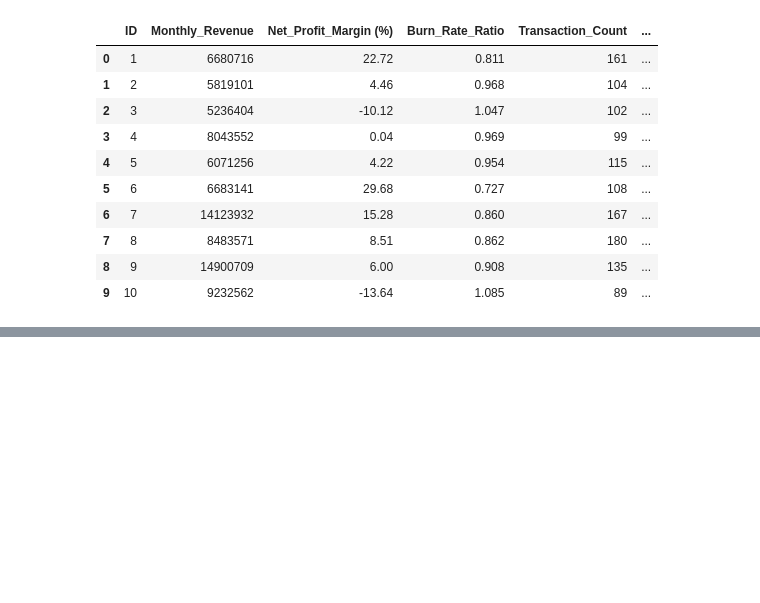
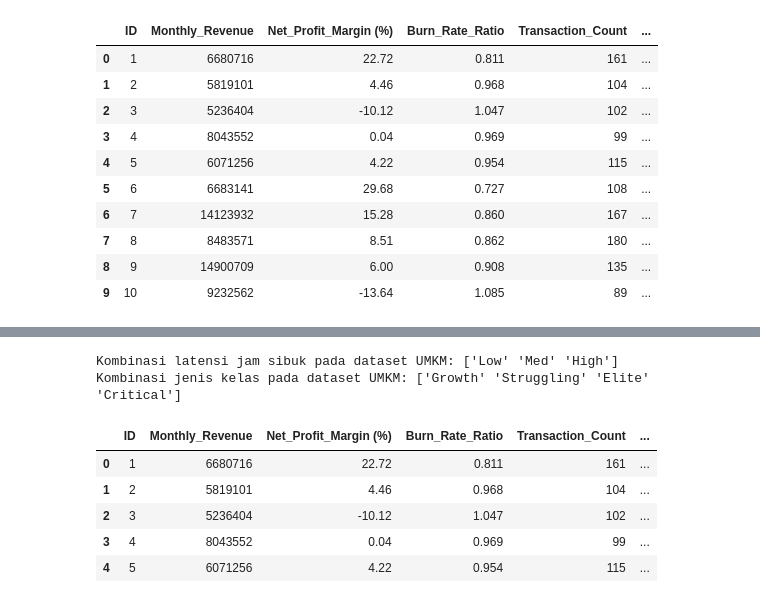
Before and after one commit to rottiiibakarr/Capstone_Project_Data_Cleaning, a Jupyter notebook: Portfolio_Final_Project_Ekraf_UMKM/data_cleaning.ipynb, the cells around one changed output, grey strips where cells are left out. Cells and saved outputs as stored; diff of their text form; code cells hidden in the pictures; blank space fills up the shorter version.

Commit message:
Commit: Adding Missing Value and Standardization

```diff
--- a/Portfolio_Final_Project_Ekraf_UMKM/data_cleaning.ipynb
+++ b/Portfolio_Final_Project_Ekraf_UMKM/data_cleaning.ipynb
@@ -62,0 +97,15 @@ Total baris setelah menghapus duplikat: 0
+# %%
+# Standarisasi (Standardization)
+print(f'Kombinasi latensi jam sibuk pada dataset UMKM: {df['Peak_Hour_Latency'].unique()}')
+print(f'Kombinasi jenis kelas pada dataset UMKM: {df['Class'].unique()}')
+
+df.head()
+# %% [output]
+Kombinasi latensi jam sibuk pada dataset UMKM: ['Low' 'Med' 'High']
+Kombinasi jenis kelas pada dataset UMKM: ['Growth' 'Struggling' 'Elite' 'Critical']
+|  | ID | Monthly_Revenue | Net_Profit_Margin (%) | Burn_Rate_Ratio | Transaction_Count | ... |
+| 0 | 1 | 6680716 | 22.72 | 0.811 | 161 | ... |
+| 1 | 2 | 5819101 | 4.46 | 0.968 | 104 | ... |
+| 2 | 3 | 5236404 | -10.12 | 1.047 | 102 | ... |
+| 3 | 4 | 8043552 | 0.04 | 0.969 | 99 | ... |
+| 4 | 5 | 6071256 | 4.22 | 0.954 | 115 | ... |
```
Also changed, not shown: parts of 1 cell of this notebook.
